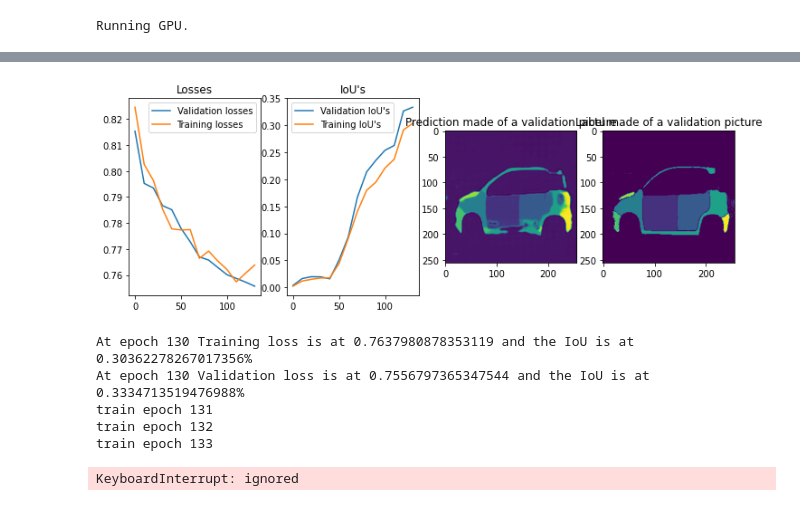
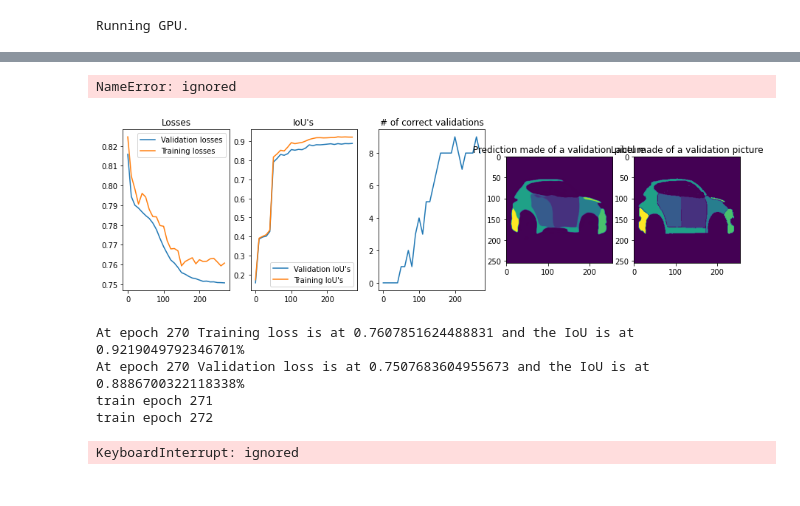
Before and after one commit to MIk1812/brAIn-Power, a Jupyter notebook: Training_loop.ipynb, the cells around one changed output, grey strips where cells are left out. Saved outputs shown, nothing was run; the diff lists cells and outputs as text; code cells hidden in the pictures.

Commit message:
training loop at poster

```diff
--- a/Training_loop.ipynb
+++ b/Training_loop.ipynb
@@ -72,12 +96,12 @@ def IoU_score(target, prediction):
 # Load data the first time
 #X_train, Y_train, X_valid, Y_valid, X_trans, Y_trans, X_test, Y_test = load_data_2np(hot_encoding=True, valid_perc=0.1, train_perc=0.1,show=0,CAD_perc=0,background=True)
 # %%
-Valid_perc = 0.05
+Valid_perc = 0.15
 
 X_train = np.load(f"data/compressed_data/with_background/X_train,.npy")
 Y_train = np.load(f"data/compressed_data/with_background/Y_train,.npy")
-X_trans = np.load(f"data/compressed_data/with_background/X_trans,.npy")
-Y_trans = np.load(f"data/compressed_data/with_background/Y_trans,.npy")
+X_CAD = np.load(f"data/compressed_data/with_background/X_cad_rnd.npy")
+Y_CAD = np.load(f"data/compressed_data/with_background/Y_cad_rnd.npy")
 X_test = np.load(f"data/compressed_data/with_background/X_test,.npy")
 Y_test = np.load(f"data/compressed_data/with_background/Y_test,.npy")
 
@@ -86,13 +110,16 @@ Y_test = np.load(f"data/compressed_data/with_background/Y_test,.npy")
 # X_train = np.concatenate((X_train,X_trans[0:100]),axis=0)
 Y_train = one_hot_encode(imgs=Y_train)
 Y_test = one_hot_encode(imgs=Y_test)
+# Y_CAD = one_hot_encode(imgs=Y_CAD)
 
 idx = int(Valid_perc*X_train.shape[0])
 X_valid = X_train[0:idx]
 X_train = X_train[idx::]
+X_train = np.concatenate((X_train,X_CAD),axis=0)
 
 Y_valid = Y_train[0:idx]
 Y_train = Y_train[idx::]
+Y_train = np.concatenate((Y_train,Y_CAD),axis=0)
 # %%
 # Save data for easier load next time - remember to name accodingly
 # The naming scheme refers pparameters of the load_data_2np function
@@ -165,8 +240,10 @@ def get_numpy(x):
 # %%
 # Create lossfunction and optimizer
 criterion = UNet.DiceLoss()
-optimizer = torch.optim.Adam(net.parameters(),lr=5e-5)
+optimizer = torch.optim.Adam(net.parameters(),lr=5e-5,weight_decay=1e-7)
+# %% [output]
+NameError: ignored
 # %%
 # Define hyper parameters
-NUM_EPOCHS = 201
+NUM_EPOCHS = 301
 check_at = 10
@@ -175,6 +264,7 @@ check_at = 10
 valid_iter = []
 valid_loss = []
 valid_iou = []
+valid_correct = []
 
 train_iter = []
 train_loss = []
@@ -184,6 +274,7 @@ train_iou = []
 # DS_train.remove_transforms()
 # DS_train.transforms(p_rot=0.1,p_trans=0.1,p_zoom=0.1,p_shear=0.1)
 # DL_train = DataLoader(DS_train, batch_size=16, shuffle=True)
+# DS_valid.get_edges()
 DL_valid = DataLoader(DS_valid)
 
 # Training loop
@@ -193,7 +284,6 @@ for epoch in range(NUM_EPOCHS):
     print(f"train epoch {epoch}")
     # transform data and add it to the dataloader
     DS_train.transforms(p_rot=0.1,p_trans=0.1,p_zoom=0.1,p_shear=0.1)
-
     DL_train = DataLoader(DS_train, batch_size=16, shuffle=True)
     for i, data in enumerate(DL_train, 0):
         net.train()
@@ -239,7 +329,7 @@ for epoch in range(NUM_EPOCHS):
           # Record performance
           train_batches += 1
           train_losses += criterion(output, target).item()
-          train_ious += IoU_score(get_numpy(target), get_numpy(output))
+          train_ious += IoU_score(get_numpy(target), get_numpy(output))[0]
 
           # Save space
           del input
@@ -251,7 +341,7 @@ for epoch in range(NUM_EPOCHS):
         train_iou.append(train_ious / train_batches)
 
         # Evaluate validation
-        val_losses, val_ious, val_batches = 0, 0, 0
+        val_losses, val_ious, val_batches,n_correct = 0, 0, 0, 0
         once=True
         for i, valid_data in enumerate(DL_valid, 0):
             input = valid_data[0].type(torch.FloatTensor)
@@ -262,7 +352,7 @@ for epoch in range(NUM_EPOCHS):
             target = get_variable(target)
 
             output = net(input)
-            if i>=np.random.randint(0,5) and once:
+            if i>=np.random.randint(0,len(DS_valid)) and once:
             #   input1 = input
             #   output1 = output
               img = one_hot2_2d(get_numpy(output[0]))[0]
@@ -271,46 +361,50 @@ for epoch in range(NUM_EPOCHS):
             # Record performance
             val_batches += 1
             val_losses += criterion(output, target).item()
-            val_ious += IoU_score(get_numpy(target), get_numpy(output))
+            val_ious += IoU_score(get_numpy(target), get_numpy(output))[0]
+            n_correct += IoU_score(get_numpy(target), get_numpy(output))[1]
             # Save space
             del input
             del target
             del output
 
         valid_iter.append(epoch)
         valid_loss.append(val_losses / val_batches)
         valid_iou.append(val_ious / val_batches)
-
+        valid_correct.append(n_correct)
         clear_output(wait=True)
-        fig = plt.figure(figsize=(12,4))
-        plt.subplot(141)
+        fig = plt.figure(figsize=(15,4))
+        plt.subplot(151)
         plt.plot(valid_iter,valid_loss,label='Validation losses')
         plt.plot(train_iter,train_loss,label='Training losses')
         plt.title('Losses')
         plt.legend()
 
-        plt.subplot(142)
+        plt.subplot(152)
         plt.plot(valid_iter,valid_iou,label='Validation IoU\'s')
         plt.plot(train_iter,train_iou,label='Training IoU\'s')
         plt.title('IoU\'s')
         plt.legend()
 
-        plt.subplot(143)
+        plt.subplot(153)
+        plt.plot(valid_iter,valid_correct)
+        plt.title('# of correct validations')
+
+        plt.subplot(154)
         plt.imshow(img)
         plt.title('Prediction made of a validation picture')
 
-        plt.subplot(144)
+        plt.subplot(155)
         plt.imshow(img_label)
         plt.title('Label made of a validation picture')
         plt.show()
         print(f'At epoch {epoch} Training loss is at {train_loss[-1]} and the IoU is at {train_iou[-1]}%')
         print(f'At epoch {epoch} Validation loss is at {valid_loss[-1]} and the IoU is at {valid_iou[-1]}%')
     DS_train.remove_transforms()
 # %% [output]
-[figure, old version]
+[figure, new version]
-At epoch 130 Training loss is at 0.7637980878353119 and the IoU is at 0.30362278267017356%
-At epoch 130 Validation loss is at 0.7556797365347544 and the IoU is at 0.3334713519476988%
-train epoch 131
-train epoch 132
-train epoch 133
+At epoch 270 Training loss is at 0.7607851624488831 and the IoU is at 0.9219049792346701%
+At epoch 270 Validation loss is at 0.7507683604955673 and the IoU is at 0.8886700322118338%
+train epoch 271
+train epoch 272
 KeyboardInterrupt: ignored
```
Also changed, not shown: parts of 17 cells of this notebook.
